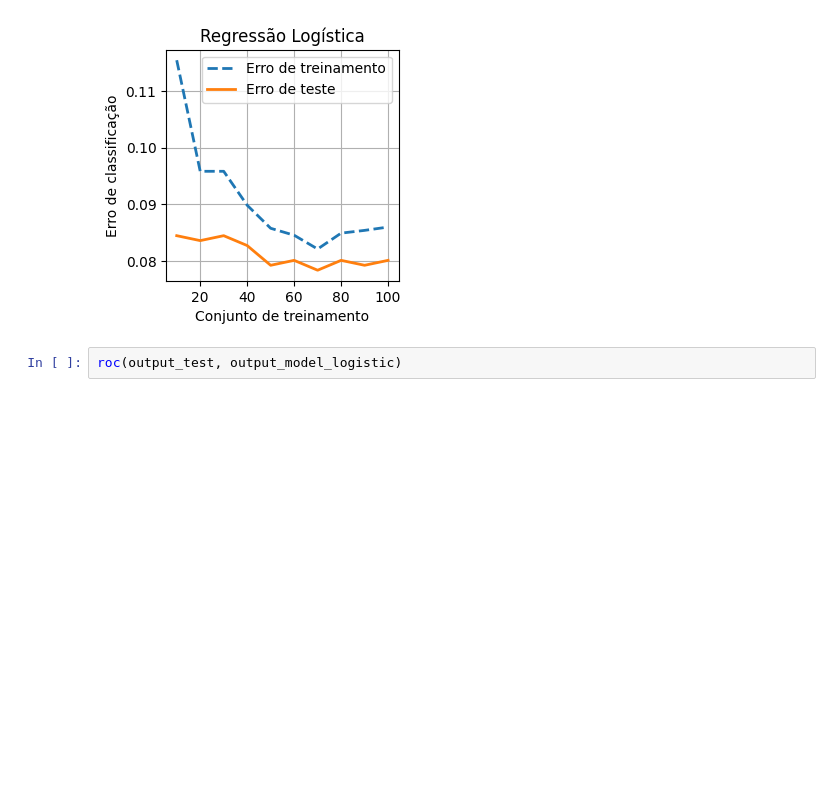
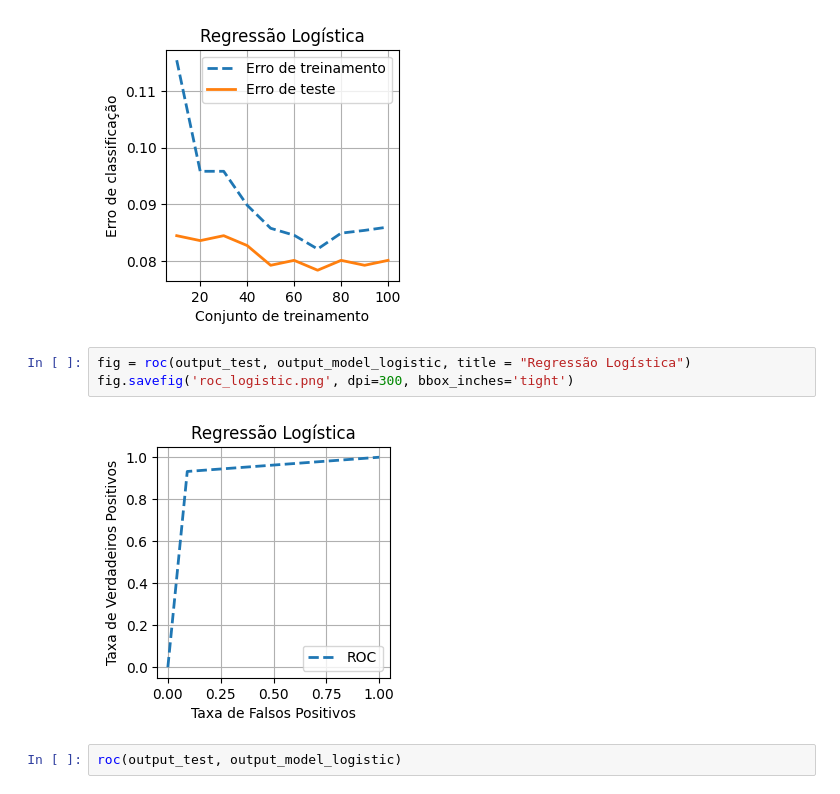
Before and after one commit to cilab-ufersa/euthyroid_sick_syndrome, a Jupyter notebook: euthyroid_sick_syndrome/plot_figures.ipynb, the cells around one changed output. Drawn from its saved outputs; the diff is of its cells as text; blank space fills up the shorter version.

```diff
--- a/euthyroid_sick_syndrome/plot_figures.ipynb
+++ b/euthyroid_sick_syndrome/plot_figures.ipynb
@@ -148,6 +136,11 @@ fig.savefig('error_logistic.png', dpi=300, bbox_inches='tight')
 # %% [output]
 [figure]
 [figure]
+# %%
+fig = roc(output_test, output_model_logistic, title = "Regressão Logística")
+fig.savefig('roc_logistic.png', dpi=300, bbox_inches='tight')
+# %% [output]
+[figure, added]
 # %%
 roc(output_test, output_model_logistic)
 # %% [output]
```
Also changed, not shown: parts of 8 cells of this notebook, 5 other files.
